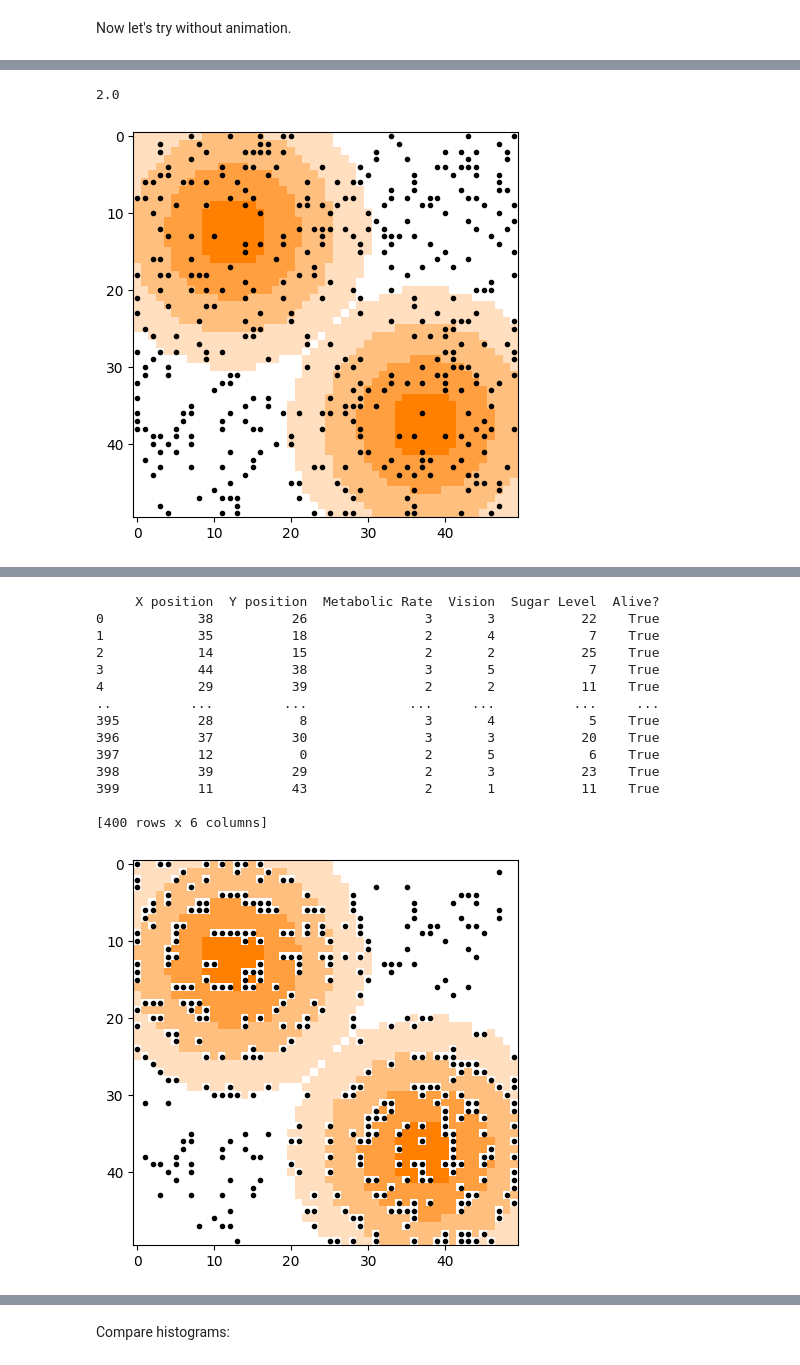
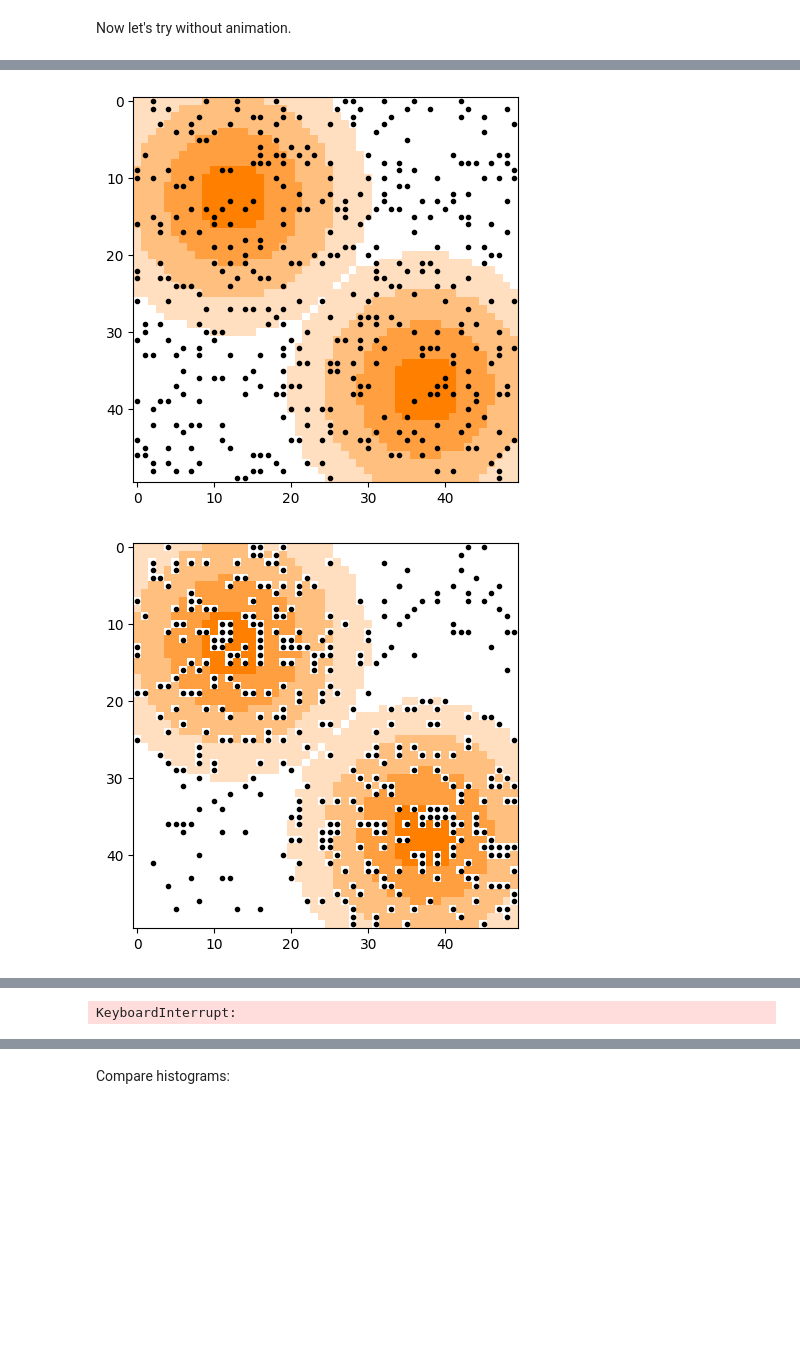
Before and after one commit to Sagoos/FFR120_group_project_12, a Jupyter notebook: Individual Folders/Saga/main.ipynb, the cells around one changed output, grey strips where cells are left out. Cells and saved outputs as stored; diff of their text form; code cells hidden in the pictures; blank space fills up the shorter version.

```diff
--- a/Individual Folders/Saga/main.ipynb
+++ b/Individual Folders/Saga/main.ipynb
@@ -443,7 +558,3 @@ print(Agents)
-# %%
-print(SuSca[4, 3])
-# %% [output]
-2.0
 # %%
 SuSca_RGB = convert2RBG(SuSca, RGB0, RGB1)
 # print(SuSca)
@@ -453,58 +564,42 @@ plt.imshow(SuSca_RGB)
 plt.plot(Agents["X position"], Agents["Y position"], '.', color='k')
 plt.show()
 
-from IPython.display import clear_output
-from matplotlib import pyplot as plt
+
 
 # Create the image of the game outcome.
 RGB1 = [1.0, 0.5, 0.0]  # Orange. Color for high values.
 RGB0 = [1.0, 1.0, 1.0]  # White. Color for low values.
 
-MAX_STEP = 100#1001
-N_skip = 5 #200
+MAX_STEP = 1001
+N_skip = 200
 step = 0
 
 N_alive_agents = np.zeros(MAX_STEP)
 
 running = True  # Flag to control the loop.
 while running:
 
     N_alive_agents[step] = Agents["Alive?"].sum()
-    Alive_agents = np.where(Agents["Alive?"]==True)[0]
 
-    nSuSca, New_Agents= move_agents(SuSca, Agents) # A, V, S, M, x, y   nA, nV, nS, nM, nx, ny
+    nSuSca, Agents= move_agents(SuSca, Agents) # A, V, S, M, x, y   nA, nV, nS, nM, nx, ny
     # print(nSuSca)
     if step % N_skip == 0:
-        print(Agents)
+        # print(Agents)
         SuSca_RGB = convert2RBG(nSuSca, RGB0, RGB1)
 
         plt.figure(figsize=(5, 5))
         plt.imshow(SuSca_RGB)
-        plt.plot(New_Agents["X position"][Alive_agents], New_Agents["Y position"][Alive_agents], '.', color='k')
+        plt.plot(Agents["X position"][Agents["Alive?"]], Agents["Y position"][Agents["Alive?"]], '.', color='k')
         plt.show()
 
 
-    # A = nA
-    # V = nV.copy()
-    # S = nS.copy()
-    # M = nM.copy()
-    # x = nx.copy()
-    # y = ny.copy()
-
-    # SuSca = nSuSca.copy()
-
-    Agents = New_Agents.copy()
     step += 1
 
     if step >= MAX_STEP:
         running = False
 
 
-# Final Values
-# M1 = M.copy()
-# S1 = S.copy()
-# V1 = V.copy()
-
 Agents1 = Agents.copy()
 # %% [output]
-[figure, old version]
+[figure, new version]
+[figure, new version]
@@ -511,15 +610 @@ Agents1 = Agents.copy()
-     X position  Y position  Metabolic Rate  Vision  Sugar Level  Alive?
-0            38          26               3       3           22    True
-1            35          18               2       4            7    True
-2            14          15               2       2           25    True
-3            44          38               3       5            7    True
-4            29          39               2       2           11    True
-..          ...         ...             ...     ...          ...     ...
-395          28           8               3       4            5    True
-396          37          30               3       3           20    True
-397          12           0               2       5            6    True
-398          39          29               2       3           23    True
-399          11          43               2       1           11    True
-
-[400 rows x 6 columns]
+KeyboardInterrupt:
-[figure, old version]
```
Also changed, not shown: parts of 9 cells of this notebook.
